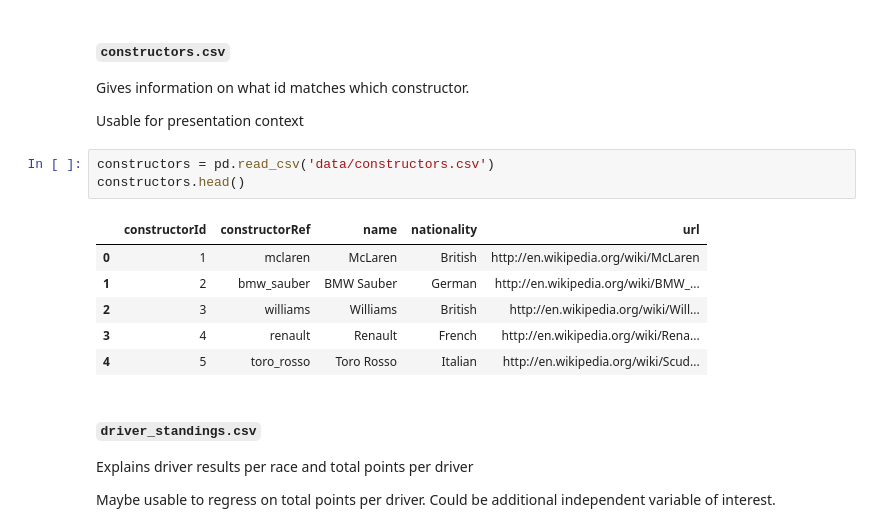
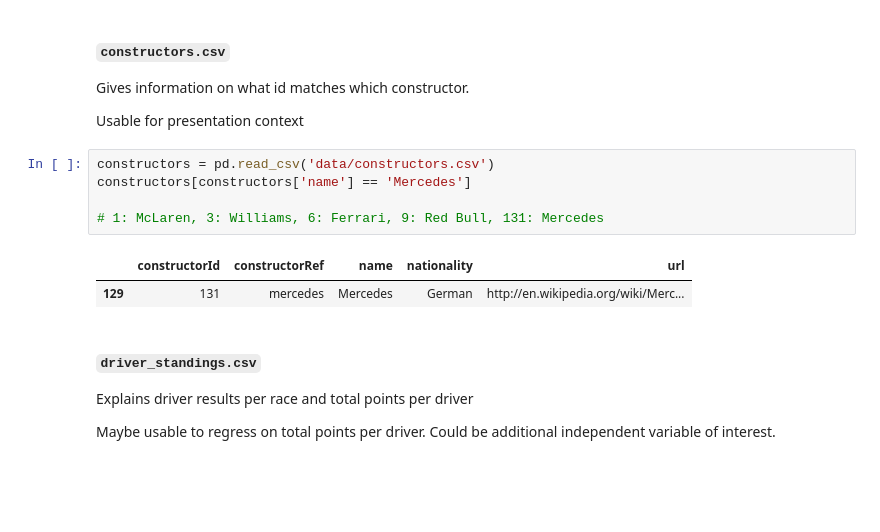
Before and after one commit to abtonmoy/F1-Prediction-Engine, a Jupyter notebook: FastF1EDA.ipynb, the cells around one changed output. Drawn from its saved outputs; the diff is of its cells as text; blank space fills up the shorter version.

```diff
--- a/FastF1EDA.ipynb
+++ b/FastF1EDA.ipynb
@@ -245,14 +232,12 @@ Gives information on what id matches which constructor.
 Usable for presentation context
 # %%
 constructors = pd.read_csv('data/constructors.csv')
-constructors.head()
+constructors[constructors['name'] == 'Mercedes']
+
+# 1: McLaren, 3: Williams, 6: Ferrari, 9: Red Bull, 131: Mercedes
 # %% [output]
 |  | constructorId | constructorRef | name | nationality | url |
-| 0 | 1 | mclaren | McLaren | British | http://en.wikipedia.org/wiki/McLaren |
-| 1 | 2 | bmw_sauber | BMW Sauber | German | http://en.wikipedia.org/wiki/BMW_... |
-| 2 | 3 | williams | Williams | British | http://en.wikipedia.org/wiki/Will... |
-| 3 | 4 | renault | Renault | French | http://en.wikipedia.org/wiki/Rena... |
-| 4 | 5 | toro_rosso | Toro Rosso | Italian | http://en.wikipedia.org/wiki/Scud... |
+| 129 | 131 | mercedes | Mercedes | German | http://en.wikipedia.org/wiki/Merc... |
 # %% [markdown]
 ##### `driver_standings.csv`
 
```
Also changed, not shown: parts of 26 cells of this notebook, 36 other files.
